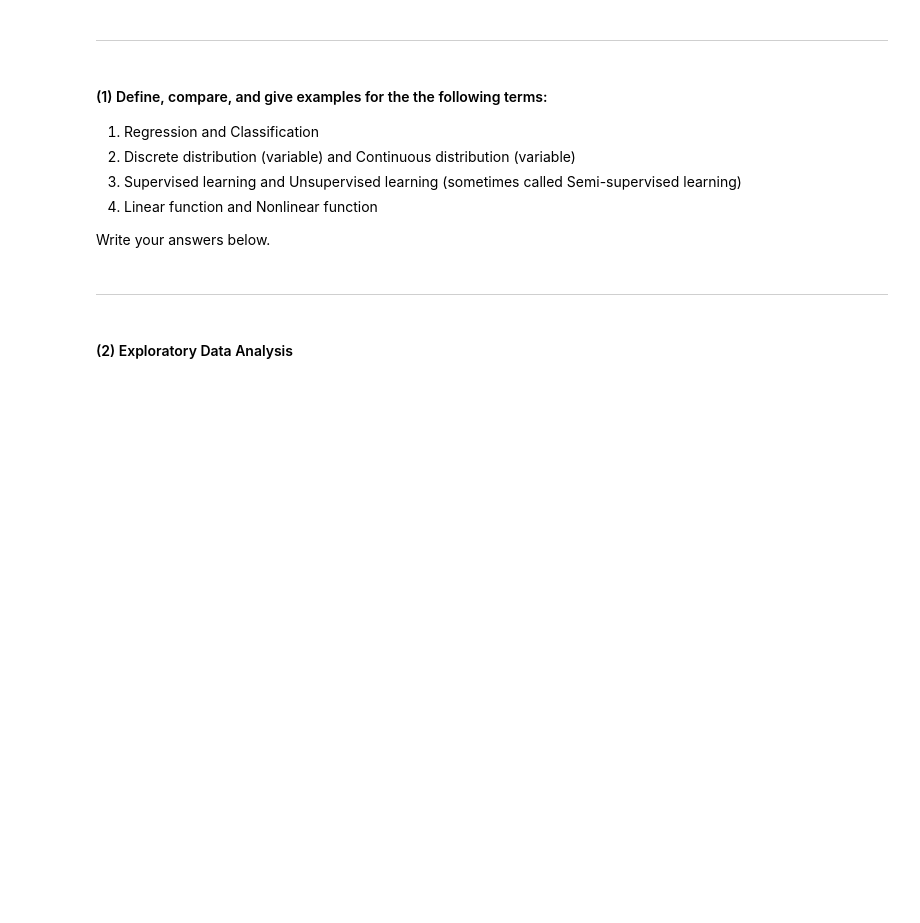
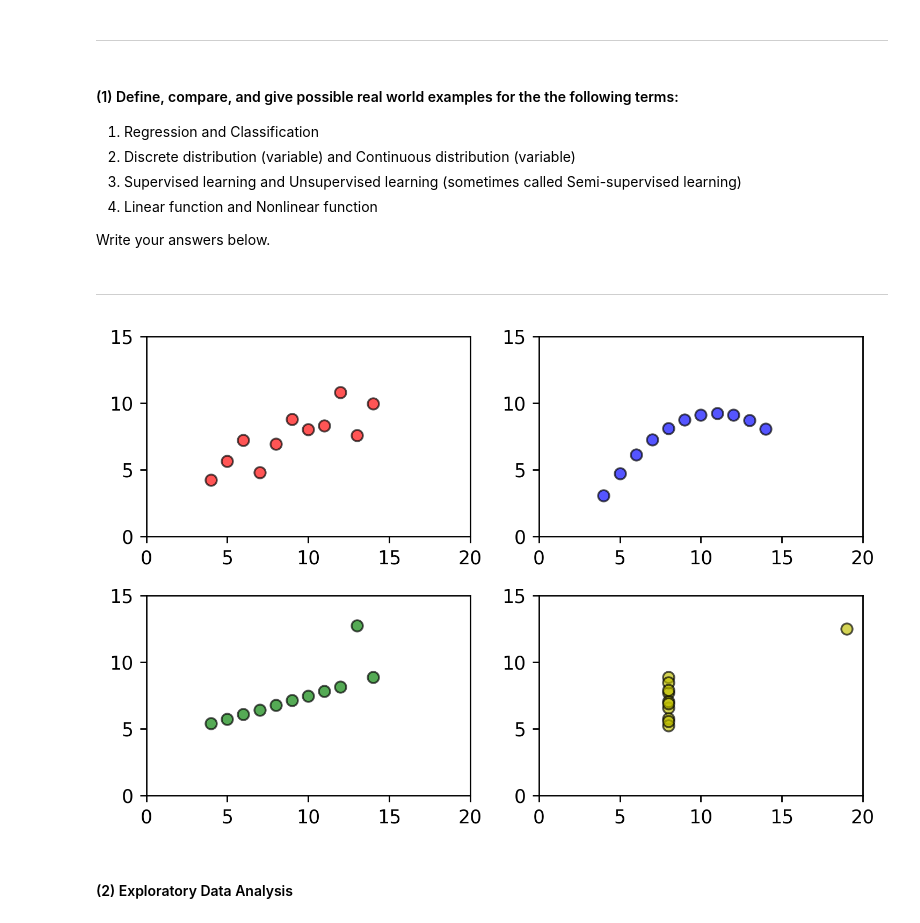
Before and after one commit to shak360/Lab-Training, a Jupyter notebook: Module_2_Python-ML/Assignment_3/MASTER/Assignment_3.ipynb, the cells around one changed output. Saved outputs shown, nothing was run; the diff lists cells and outputs as text; code cells hidden in the pictures; blank space fills up the shorter version.

```diff
--- a/Module_2_Python-ML/Assignment_3/MASTER/Assignment_3.ipynb
+++ b/Module_2_Python-ML/Assignment_3/MASTER/Assignment_3.ipynb
@@ -9,7 +9,7 @@ Be resourceful as you complete this assignment (the Internet is the sum of all h
 # %% [markdown]
 ---
 # %% [markdown]
-#### (1) Define, compare, and give examples for the the following terms:
+#### (1) Define, compare, and give possible real world examples for the the following terms:
 1. Regression and Classification
 2. Discrete distribution (variable) and Continuous distribution (variable)
 3. Supervised learning and Unsupervised learning (sometimes called Semi-supervised learning)
@@ -18,5 +18,49 @@ Be resourceful as you complete this assignment (the Internet is the sum of all h
 Write your answers below.
 # %% [markdown]
 ---
+# %%
+### DON'T EDIT THIS CODE ###
+from matplotlib import gridspec, pyplot as plt
+plt.rc('font', **{'family': 'sans-serif', 'size': 10})
+# for Palatino and other serif fonts use:
+# rc('font',**{'family':'serif','serif':['Palatino']})
+plt.rc('xtick', **{'labelsize': 'medium'})
+plt.rc('ytick', **{'labelsize': 'medium'})
+import seaborn as sns
+df = sns.load_dataset("anscombe")
+
+x0=df.loc[ 0:10]["x"][:].tolist()
+x1=df.loc[11:21]["x"][:].tolist()
+x2=df.loc[22:32]["x"][:].tolist()
+x3=df.loc[33:43]["x"][:].tolist()
+y0=df.loc[ 0:10]["y"][:].tolist()
+y1=df.loc[11:21]["y"][:].tolist()
+y2=df.loc[22:32]["y"][:].tolist()
+y3=df.loc[33:43]["y"][:].tolist()
+
+f1 = plt.figure(dpi=250)
+# Make grid
+gridd=(2,2)
+gs1 = gridspec.GridSpec(*gridd)
+# Get list of axis objects
+ax = [f1.add_subplot(gs1[x]) for x in range(gridd[0] * gridd[1])]
+# Plot
+ax[0].set_xlim([0,20])
+ax[0].set_ylim([0,15])
+ax[0].scatter(x0,y0, edgecolors='k', marker="o", c='r', alpha=2./3)
+ax[1].set_xlim([0,20])
+ax[1].set_ylim([0,15])
+ax[1].scatter(x1,y1, edgecolors='k', marker="o", c='b', alpha=2./3)
+ax[2].set_xlim([0,20])
+ax[2].set_ylim([0,15])
+ax[2].scatter(x2,y2, edgecolors='k', marker="o", c='g',  alpha=2./3)
+ax[3].set_xlim([0,20])
+ax[3].set_ylim([0,15])
+ax[3].scatter(x3,y3, edgecolors='k', marker="o", c='y',  alpha=2./3)
+plt.tight_layout()
+plt.show()
+### DON'T EDIT THIS CODE ###
+# %% [output]
+[figure, added]
 # %% [markdown]
 #### (2) Exploratory Data Analysis
```
Also changed, not shown: parts of 1 cell of this notebook.
